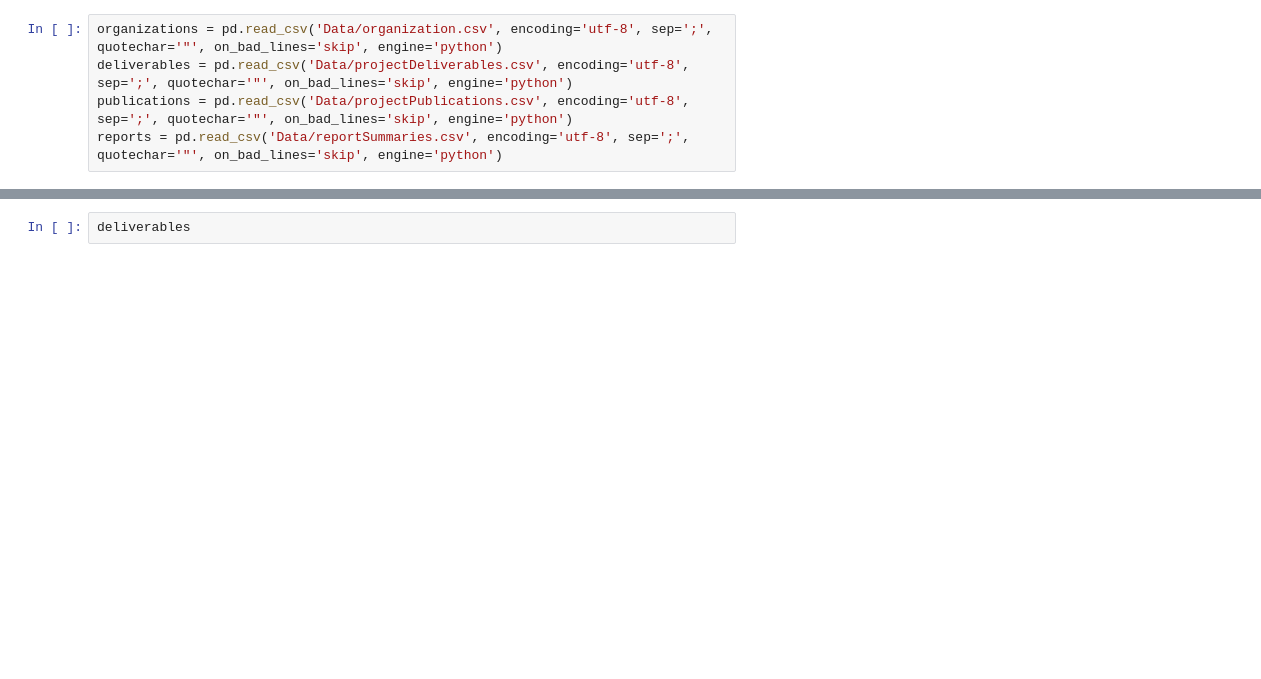
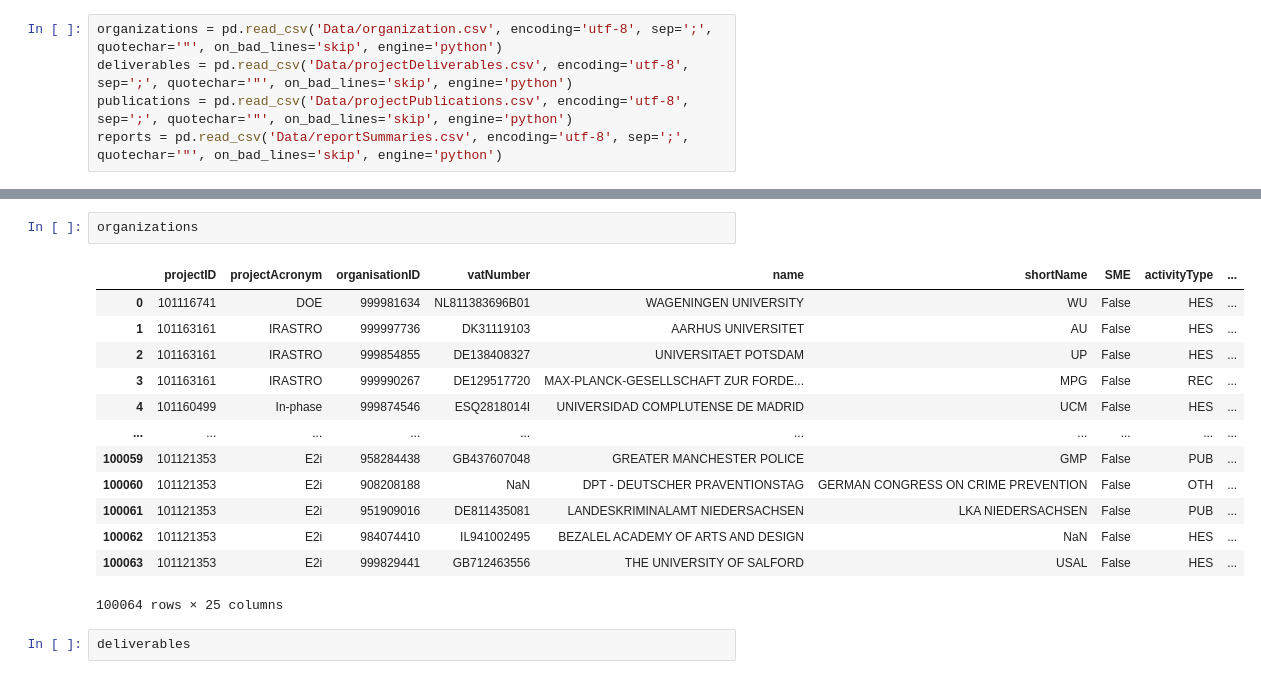
Before and after one commit to EliasIblisdir/MDA_project, a Jupyter notebook: Horizon.ipynb, the cells around one changed output, grey strips where cells are left out. Drawn from its saved outputs; the diff is of its cells as text; blank space fills up the shorter version.

```diff
--- a/Horizon.ipynb
+++ b/Horizon.ipynb
@@ -38,6 +38,22 @@ projects_df
 | 14741 | 101114035 | iComplai | CLOSED | AI-powered early warning and surv... | 2023-07-01 | 2024-03-31 | 0 | 75000 | HORIZON.3.2 | ... |
 | 14742 | 101121353 | E2i | SIGNED | Engage2innovate – Enhancing secur... | 2023-08-01 | 2027-03-31 | 1286125 | 1286125 | HORIZON.2.3 | ... |
 14743 rows × 20 columns
+# %%
+organizations
+# %% [output]
+|  | projectID | projectAcronym | organisationID | vatNumber | name | shortName | SME | activityType | ... |
+| 0 | 101116741 | DOE | 999981634 | NL811383696B01 | WAGENINGEN UNIVERSITY | WU | False | HES | ... |
+| 1 | 101163161 | IRASTRO | 999997736 | DK31119103 | AARHUS UNIVERSITET | AU | False | HES | ... |
+| 2 | 101163161 | IRASTRO | 999854855 | DE138408327 | UNIVERSITAET POTSDAM | UP | False | HES | ... |
+| 3 | 101163161 | IRASTRO | 999990267 | DE129517720 | MAX-PLANCK-GESELLSCHAFT ZUR FORDE... | MPG | False | REC | ... |
+| 4 | 101160499 | In-phase | 999874546 | ESQ2818014I | UNIVERSIDAD COMPLUTENSE DE MADRID | UCM | False | HES | ... |
+| ... | ... | ... | ... | ... | ... | ... | ... | ... | ... |
+| 100059 | 101121353 | E2i | 958284438 | GB437607048 | GREATER MANCHESTER POLICE | GMP | False | PUB | ... |
+| 100060 | 101121353 | E2i | 908208188 | NaN | DPT - DEUTSCHER PRAVENTIONSTAG | GERMAN CONGRESS ON CRIME PREVENTION | False | OTH | ... |
+| 100061 | 101121353 | E2i | 951909016 | DE811435081 | LANDESKRIMINALAMT NIEDERSACHSEN | LKA NIEDERSACHSEN | False | PUB | ... |
+| 100062 | 101121353 | E2i | 984074410 | IL941002495 | BEZALEL ACADEMY OF ARTS AND DESIGN | NaN | False | HES | ... |
+| 100063 | 101121353 | E2i | 999829441 | GB712463556 | THE UNIVERSITY OF SALFORD | USAL | False | HES | ... |
+100064 rows × 25 columns
 # %%
 deliverables
 # %% [output]
```
Also changed, not shown: parts of 8 cells of this notebook.
